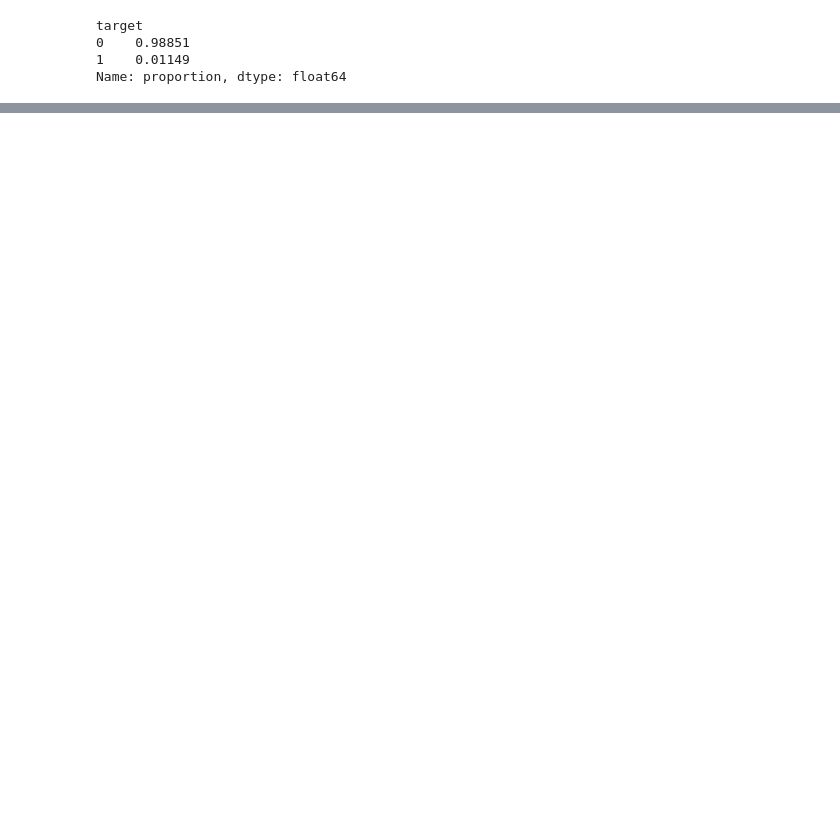
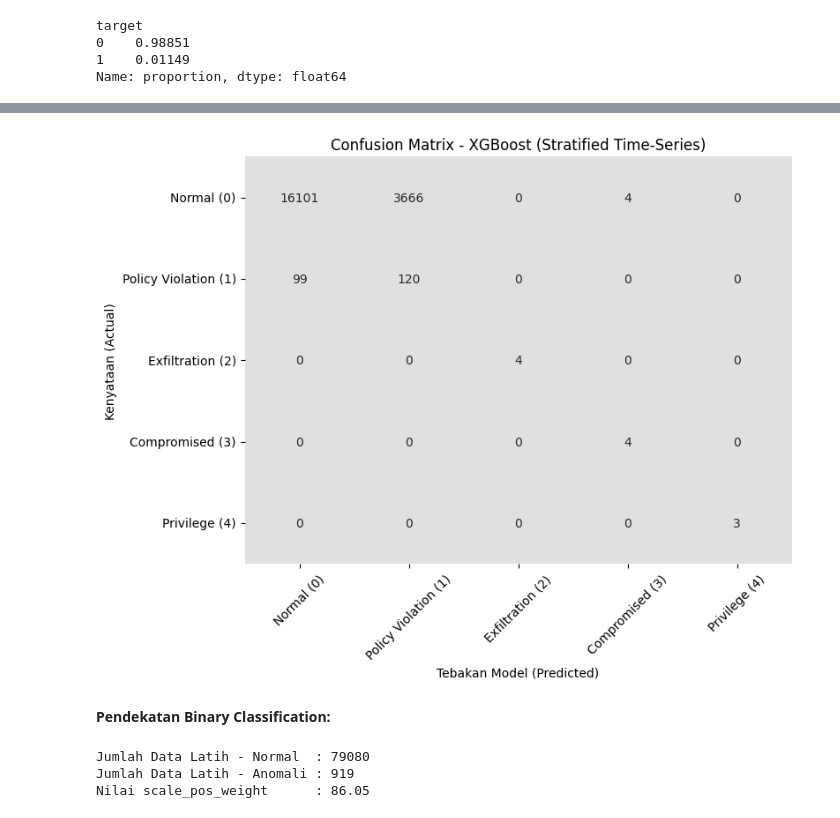
Before and after one commit to Elvin-Aurelio/UAS-Perancangan-Big-Data, a Jupyter notebook: jawaban.ipynb, the cells around one changed output, grey strips where cells are left out. Cells and saved outputs as stored; diff of their text form; code cells hidden in the pictures; blank space fills up the shorter version.

Commit message:
modelling dan evaluasi

```diff
--- a/jawaban.ipynb
+++ b/jawaban.ipynb
@@ -471,0 +509,12 @@ weighted avg       0.98      0.96      0.97     20000
+# %%
+xgb_model = xgb.XGBClassifier(
+    n_estimators=100,
+    max_depth=6,
+    learning_rate=0.1,
+    objective='multi:softmax',
+    num_class=len(classes),
+    random_state=42,
+    n_jobs=-1
+)
+# %%
+xgb_model.fit(X_train, y_train, sample_weight=sample_weights)
@@ -471,0 +533,5 @@ weighted avg       0.98      0.96      0.97     20000
+# %%
+y_pred_multi = xgb_model.predict(X_test)
+# %%
+target_names_multi = ['Normal (0)', 'Policy Violation (1)', 'Exfiltration (2)', 'Compromised (3)', 'Privilege (4)']
+print(classification_report(y_test, y_pred_multi, target_names=target_names_multi))
@@ -471,0 +550,16 @@ weighted avg       0.98      0.96      0.97     20000
+# %%
+cm_multi = confusion_matrix(y_test, y_pred_multi)
+plt.figure(figsize=(8, 6))
+sns.heatmap(cm_multi, annot=True, fmt='d', cmap=['#e0e0e0', '#e0e0e0'],
+            cbar=False,
+            xticklabels=target_names_multi,
+            yticklabels=target_names_multi)
+plt.title('Confusion Matrix - XGBoost (Stratified Time-Series)')
+plt.ylabel('Kenyataan (Actual)')
+plt.xlabel('Tebakan Model (Predicted)')
+plt.xticks(rotation=45)
+plt.show()
+# %% [output]
+[figure, added]
+# %% [markdown]
+**Pendekatan Binary Classification:**
@@ -471,0 +573,8 @@ weighted avg       0.98      0.96      0.97     20000
+# %%
+print(f"Jumlah Data Latih - Normal  : {jumlah_normal}")
+print(f"Jumlah Data Latih - Anomali : {jumlah_anomali}")
+print(f"Nilai scale_pos_weight      : {rasio_imbalance:.2f}\n")
+# %% [output]
+Jumlah Data Latih - Normal  : 79080
+Jumlah Data Latih - Anomali : 919
+Nilai scale_pos_weight      : 86.05
```
Also changed, not shown: parts of 29 cells of this notebook.
